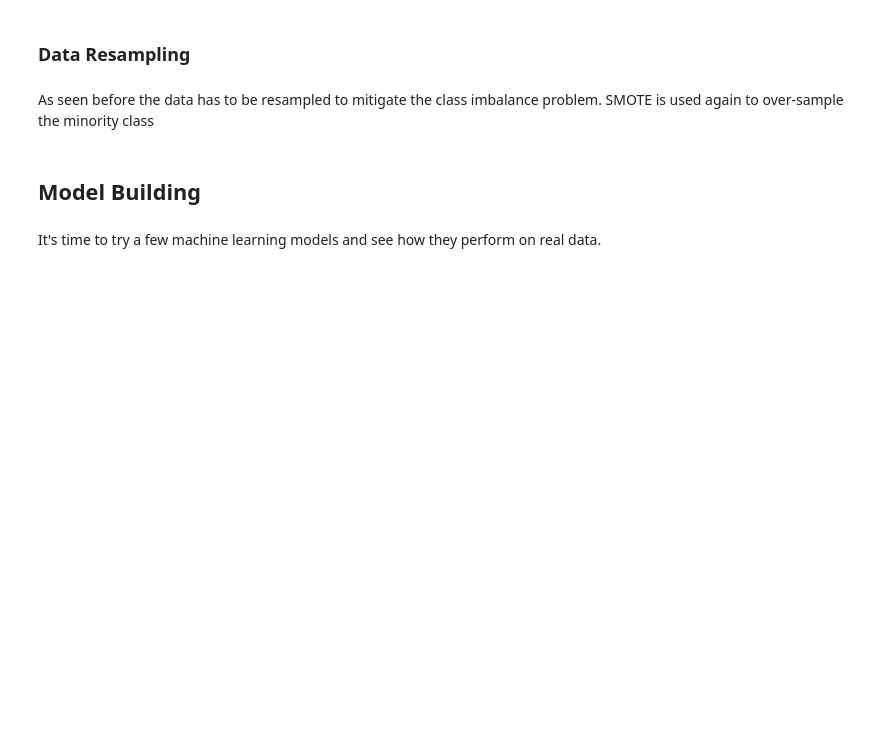
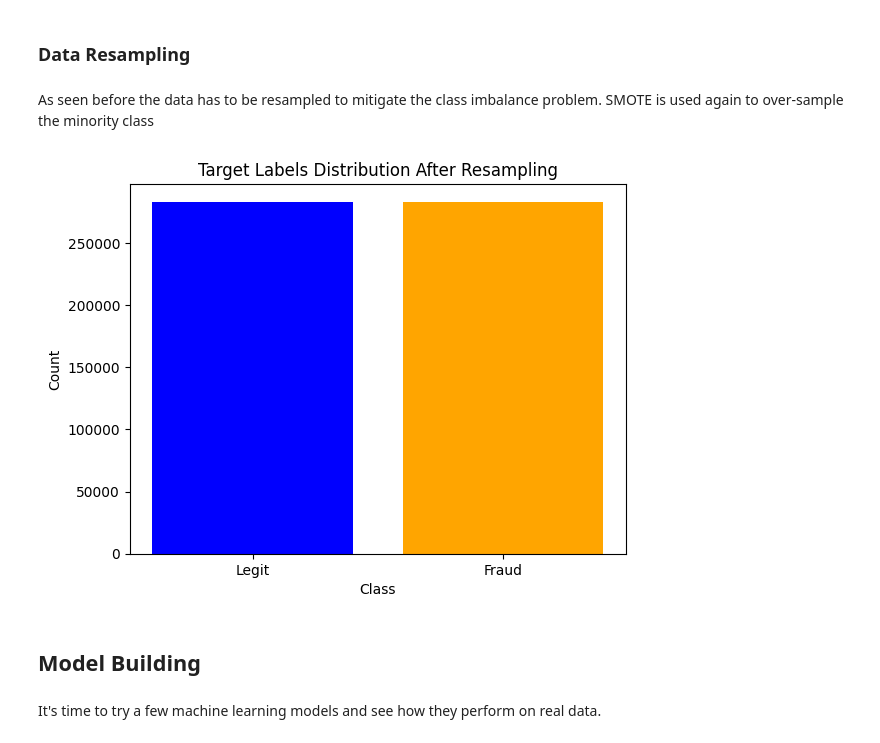
Before and after one commit to webmaster99-stack/credit-card-fraud-detection, a Jupyter notebook: notebooks/model_training_real_data.ipynb, the cells around one changed output. Drawn from its saved outputs; the diff is of its cells as text; code cells hidden in the pictures; blank space fills up the shorter version.

```diff
--- a/notebooks/model_training_real_data.ipynb
+++ b/notebooks/model_training_real_data.ipynb
@@ -41,12 +79,9 @@ smote = SMOTE(random_state=42)
 
 X_resampled, y_resampled = smote.fit_resample(X, y)
 # %%
-plt.bar(y_resampled.value_counts().index, y_resampled.value_counts().values, color=["blue", "orange"])
-plt.xticks([0, 1], ["Legit", "Fraud"])
-plt.xlabel("Class")
-plt.ylabel("Count")
-plt.title("Target Labels Distribution")
-plt.show()
+plot_label_distribution(y_resampled, "Target Labels Distribution After Resampling")
+# %% [output]
+[figure, added]
 # %% [markdown]
 ## Model Building
 # %% [markdown]
```
Also changed, not shown: parts of 34 cells of this notebook, 3 other files.
